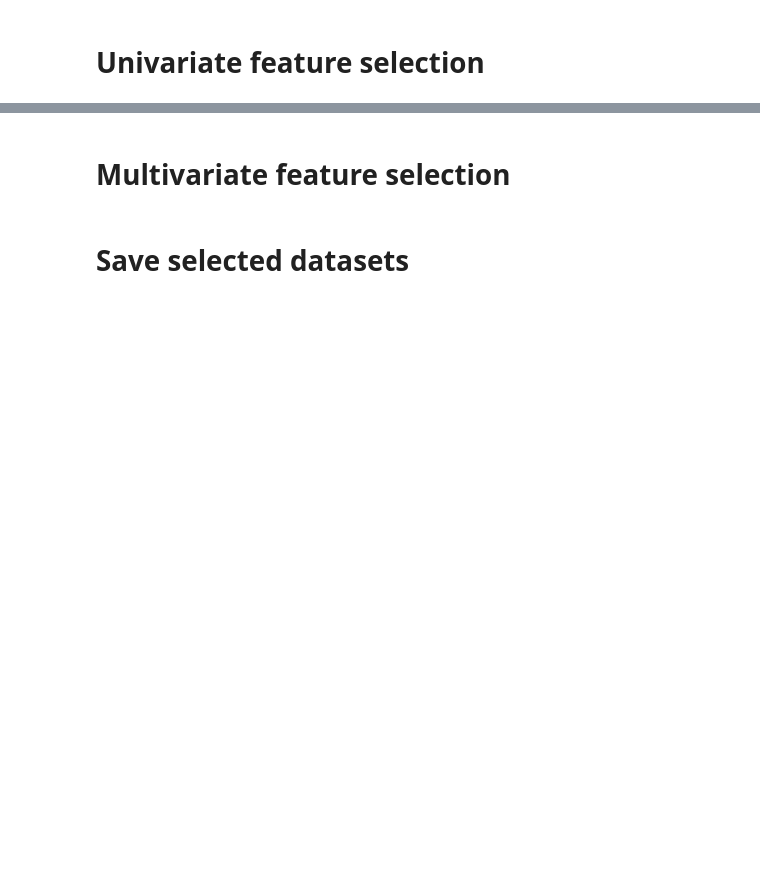
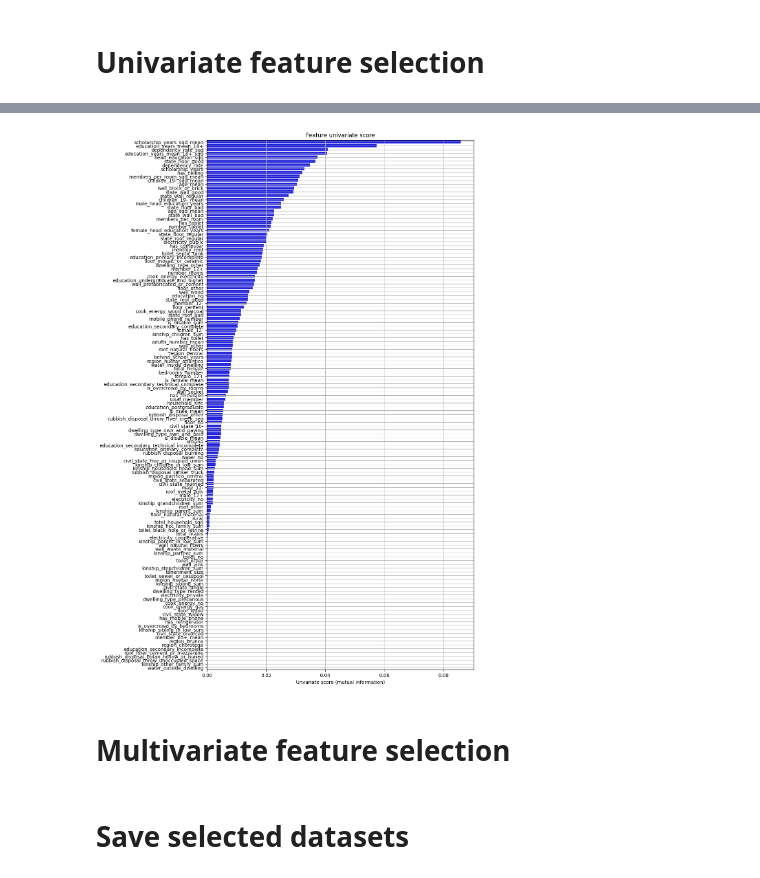
Before and after one commit to gabyarte/projects-ml, a Jupyter notebook: notebooks/2_feature_selection.ipynb, the cells around one changed output, grey strips where cells are left out. Saved outputs shown, nothing was run; the diff lists cells and outputs as text; code cells hidden in the pictures; blank space fills up the shorter version.

```diff
--- a/notebooks/2_feature_selection.ipynb
+++ b/notebooks/2_feature_selection.ipynb
@@ -30,3 +42,8 @@ plot_features_scores(X_train, scores, y_label=r'Univariate score ($p_{value}$)')
+# %%
+scores_2 = univariate_selection_2.scores_
+plot_features_scores(X_train, scores_2, metric_label=r'mutual information')
+# %% [output]
+[figure, added]
 # %% [markdown]
 # Multivariate feature selection
 # %% [markdown]
```
Also changed, not shown: parts of 8 cells of this notebook, 6 other files.
